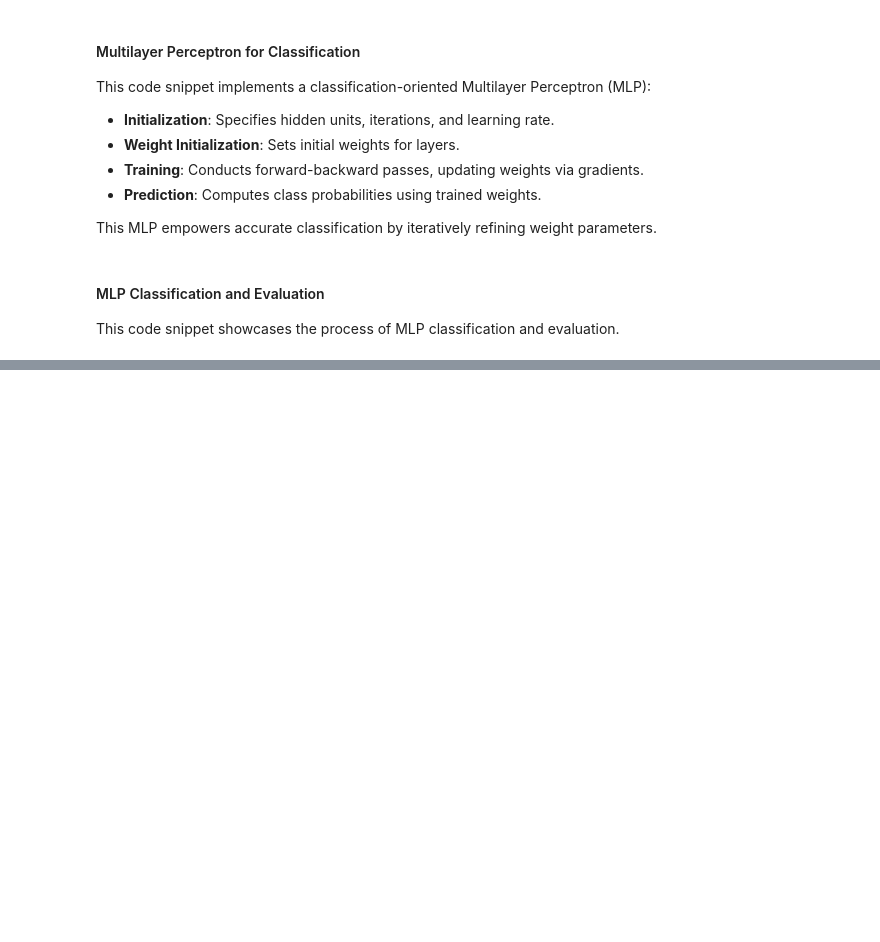
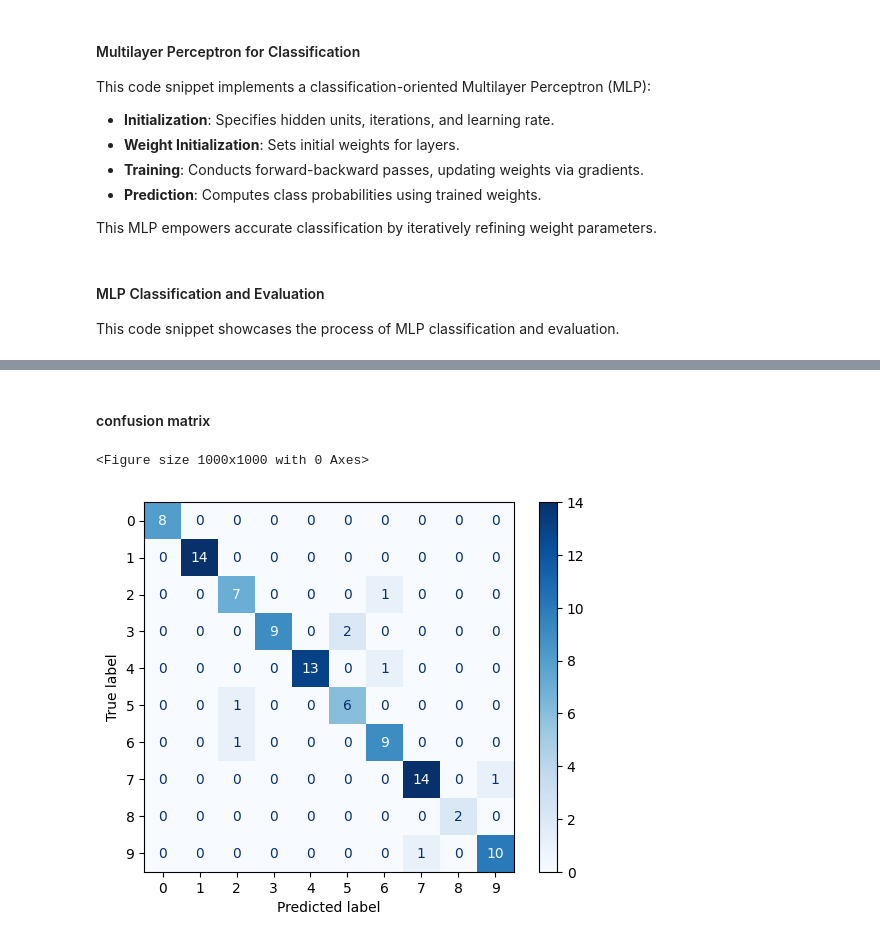
Before and after one commit to AminHajian/MLP-MNIST-Learner, a Jupyter notebook: MLP-MNIST-Learner.ipynb, the cells around one changed output, grey strips where cells are left out. Saved outputs shown, nothing was run; the diff lists cells and outputs as text; code cells hidden in the pictures; blank space fills up the shorter version.

Commit message:
Add confusion matrix

```diff
--- a/MLP-MNIST-Learner.ipynb
+++ b/MLP-MNIST-Learner.ipynb
@@ -249,0 +250,28 @@ Test Accuracy:  0.91
+# %% [markdown]
+#### confusion matrix
+# %%
+import matplotlib.pyplot as plt
+from sklearn.metrics import confusion_matrix, ConfusionMatrixDisplay
+
+# Convert y_pred to class labels using threshold as before
+threshold = 0.5
+y_pred_labels = np.argmax(y_pred, axis=1)
+
+# Make sure y_test is converted to the correct data type
+y_test_array = np.array(y_test)
+
+# If data type is "multilabel-indicator", convert to "multiclass" type
+if y_test_array.ndim > 1 and y_test_array.shape[1] > 1:
+    y_test_array = np.argmax(y_test_array, axis=1)
+
+# Calculate the matrix of errors
+cm = confusion_matrix(y_test_array, y_pred_labels)
+
+# Display the matrix of errors
+plt.figure(figsize=(10, 10))
+disp = ConfusionMatrixDisplay(confusion_matrix=cm, display_labels=range(10))
+disp.plot(cmap=plt.cm.Blues)
+plt.show()
+# %% [output]
+<Figure size 1000x1000 with 0 Axes>
+[figure, added]
```
Also changed, not shown: parts of 1 cell of this notebook.
